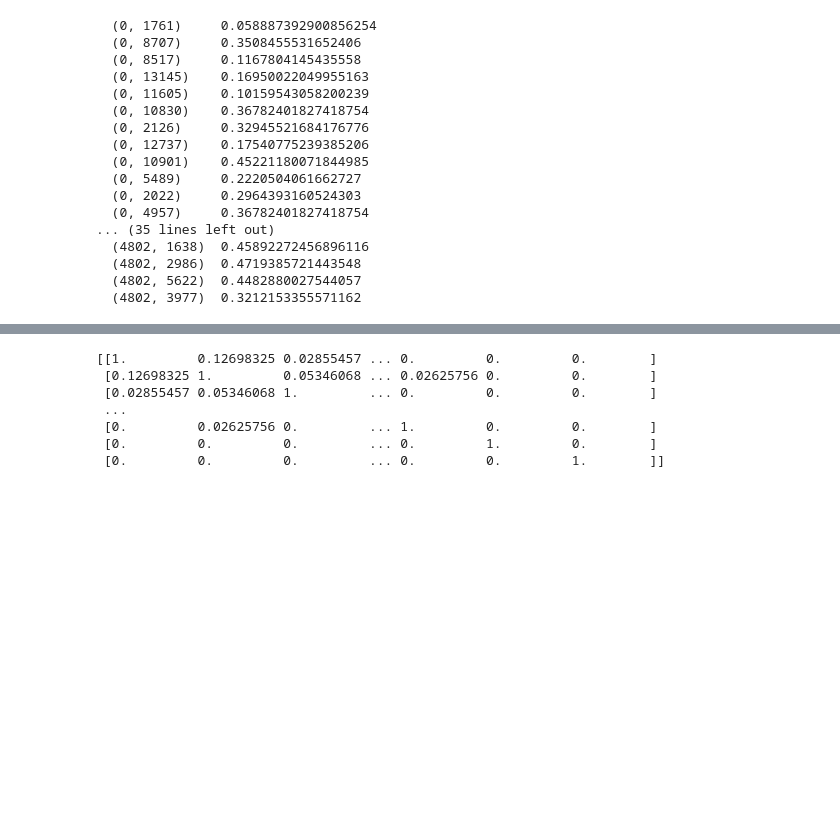
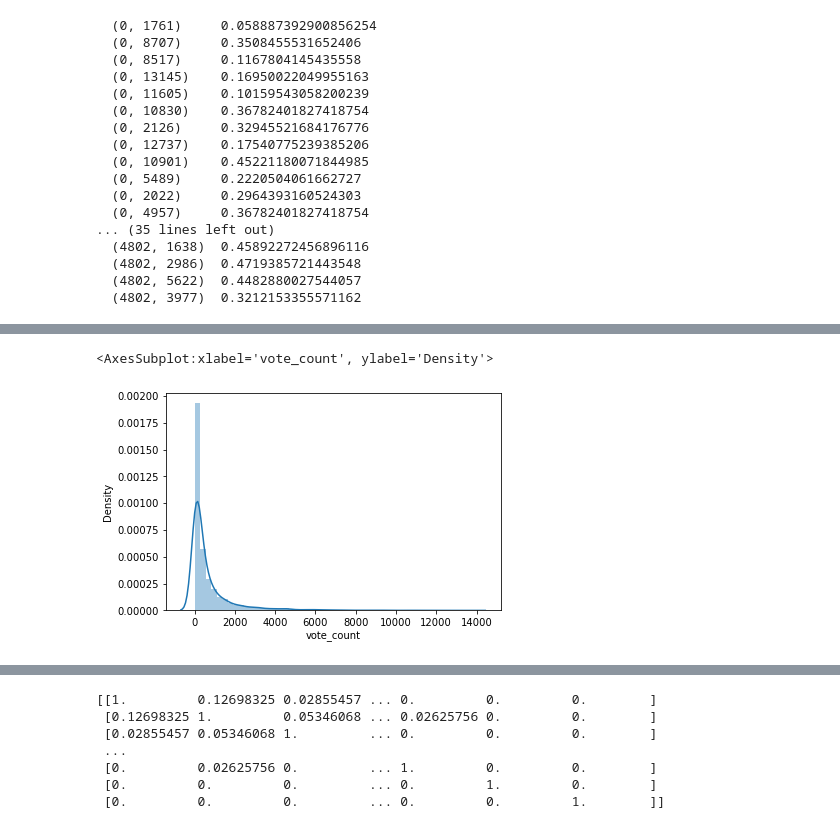
Before and after one commit to ansh27ika/movies-recomendation, a Jupyter notebook: movies recomendation (1).ipynb, the cells around one changed output, grey strips where cells are left out. Cells and saved outputs as stored; diff of their text form; code cells hidden in the pictures; blank space fills up the shorter version.

```diff
--- a/movies recomendation (1).ipynb
+++ b/movies recomendation (1).ipynb
@@ -118,0 +128,5 @@ print(vector_feature)
+# %%
+sns.distplot(movies_data['vote_count'])
+# %% [output]
+<AxesSubplot:xlabel='vote_count', ylabel='Density'>
+[figure, added]
```
Also changed, not shown: parts of 6 cells of this notebook.
